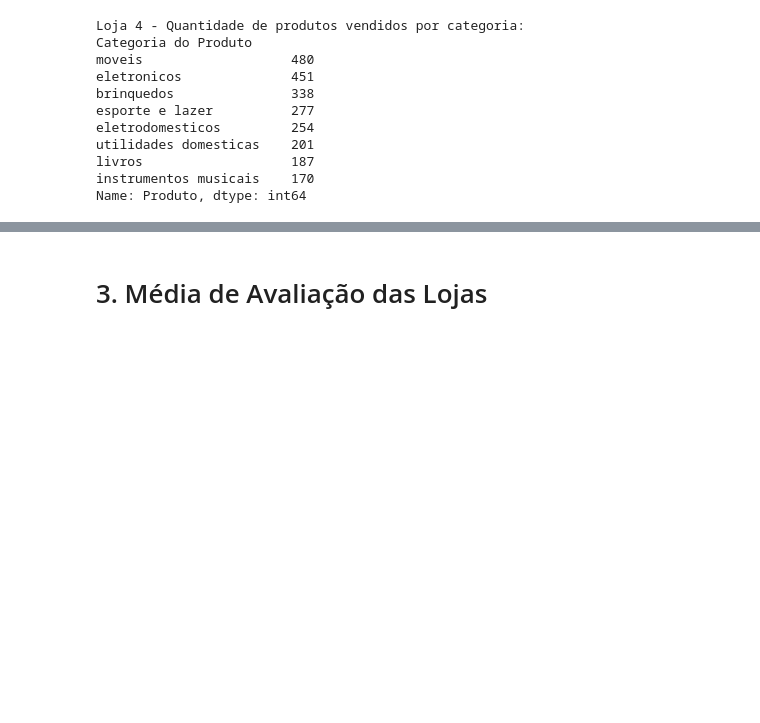
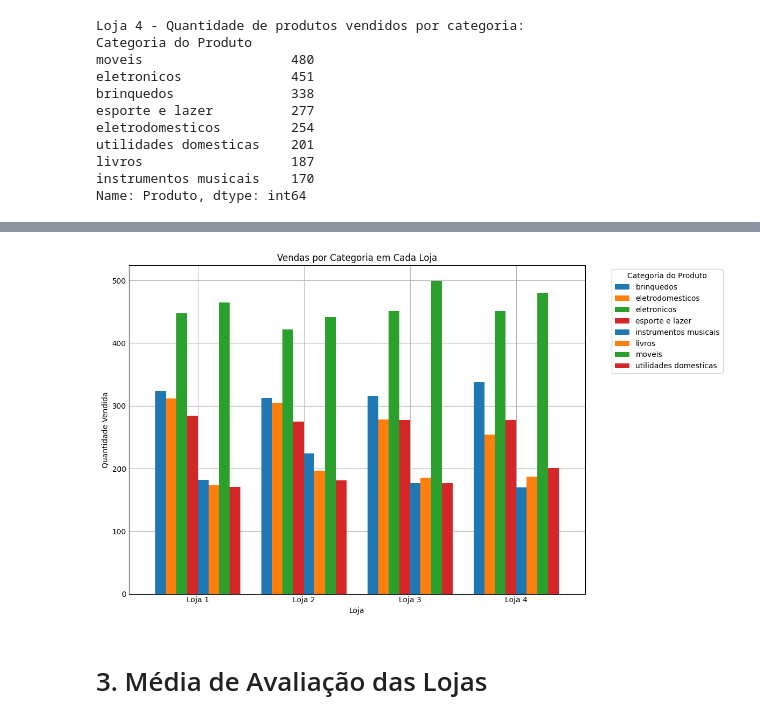
Before and after one commit to Laviniamadeira/Primeiro_passos_Data_science, a Jupyter notebook: AluraStoreBr.ipynb, the cells around one changed output, grey strips where cells are left out. Cells and saved outputs as stored; diff of their text form; code cells hidden in the pictures; blank space fills up the shorter version.

Commit message:
plotagem de graficos

```diff
--- a/AluraStoreBr.ipynb
+++ b/AluraStoreBr.ipynb
@@ -151,3 +171,27 @@ Name: Produto, dtype: int64
+# %%
+cores = ['#1f77b4', '#ff7f0e', '#2ca02c', '#d62728']
+
+# Concatenar todos os dataframes da loja
+all_stores_df = pd.concat(dados_lojas.values(), keys=dados_lojas.keys(), names=['Loja', None])
+
+# Agrupar por loja e categoria e contar produtos
+vendas_por_categoria_por_loja = all_stores_df.groupby(['Loja', 'Categoria do Produto'])['Produto'].count().unstack(fill_value=0)
+
+# Plotagem
+fig, ax = plt.subplots(figsize=(12, 7))
+
+vendas_por_categoria_por_loja.plot(kind='bar', ax=ax, width=0.8,color=cores)
+
+ax.set_title('Vendas por Categoria em Cada Loja')
+ax.set_xlabel('Loja')
+ax.set_ylabel('Quantidade Vendida')
+ax.tick_params(axis='x', rotation=0)
+ax.legend(title='Categoria do Produto', bbox_to_anchor=(1.05, 1), loc='upper left')
+
+plt.tight_layout()
+plt.show()
+# %% [output]
+[figure, added]
 # %% [markdown]
 # 3. Média de Avaliação das Lojas
 # %%
```
Also changed, not shown: parts of 2 cells of this notebook.
